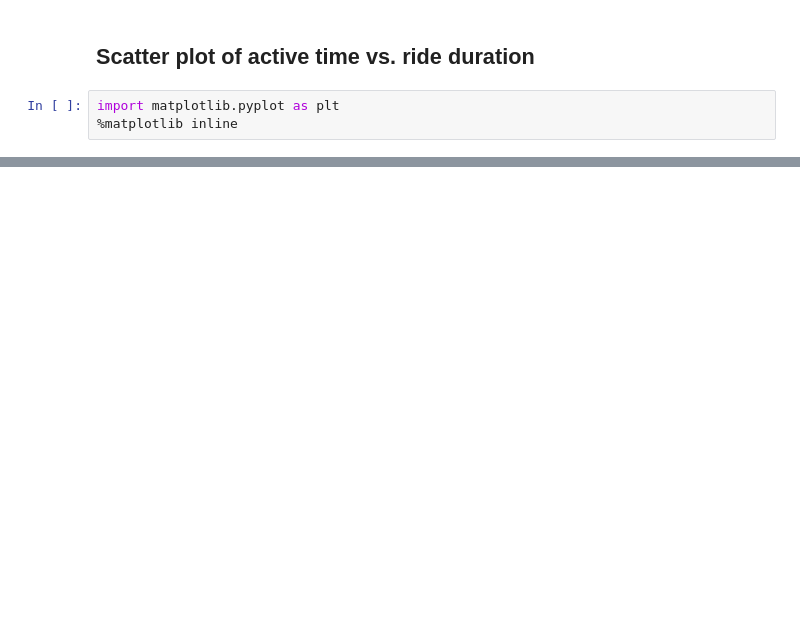
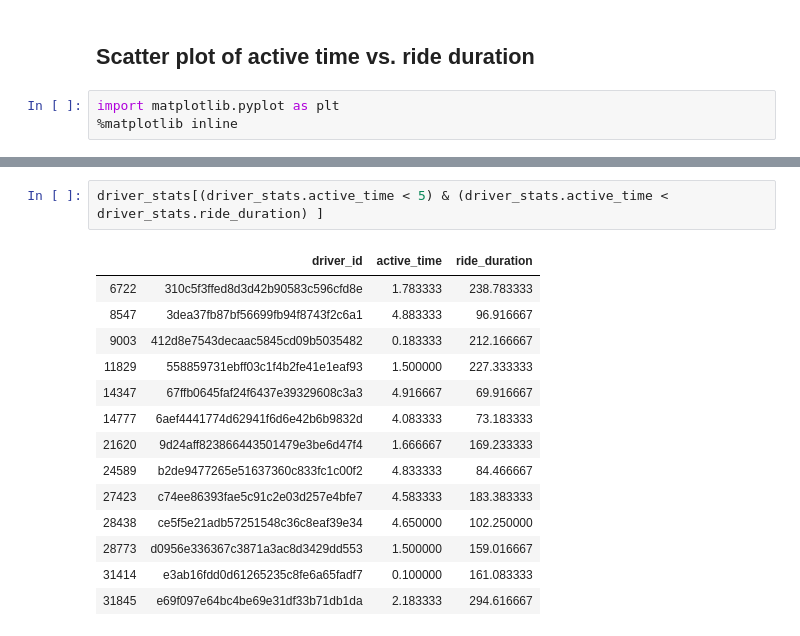
Before and after one commit to ridhi1412/capstone_didi, a Jupyter notebook: EDA.ipynb, the cells around one changed output, grey strips where cells are left out. Drawn from its saved outputs; the diff is of its cells as text; blank space fills up the shorter version.

```diff
--- a/EDA.ipynb
+++ b/EDA.ipynb
@@ -69,0 +196,17 @@ plt.plot()
+# %%
+driver_stats[(driver_stats.active_time < 5) & (driver_stats.active_time < driver_stats.ride_duration) ]
+# %% [output]
+|  | driver_id | active_time | ride_duration |
+| 6722 | 310c5f3ffed8d3d42b90583c596cfd8e | 1.783333 | 238.783333 |
+| 8547 | 3dea37fb87bf56699fb94f8743f2c6a1 | 4.883333 | 96.916667 |
+| 9003 | 412d8e7543decaac5845cd09b5035482 | 0.183333 | 212.166667 |
+| 11829 | 558859731ebff03c1f4b2fe41e1eaf93 | 1.500000 | 227.333333 |
+| 14347 | 67ffb0645faf24f6437e39329608c3a3 | 4.916667 | 69.916667 |
+| 14777 | 6aef4441774d62941f6d6e42b6b9832d | 4.083333 | 73.183333 |
+| 21620 | 9d24aff823866443501479e3be6d47f4 | 1.666667 | 169.233333 |
+| 24589 | b2de9477265e51637360c833fc1c00f2 | 4.833333 | 84.466667 |
+| 27423 | c74ee86393fae5c91c2e03d257e4bfe7 | 4.583333 | 183.383333 |
+| 28438 | ce5f5e21adb57251548c36c8eaf39e34 | 4.650000 | 102.250000 |
+| 28773 | d0956e336367c3871a3ac8d3429dd553 | 1.500000 | 159.016667 |
+| 31414 | e3ab16fdd0d61265235c8fe6a65fadf7 | 0.100000 | 161.083333 |
+| 31845 | e69f097e64bc4be69e31df33b71db1da | 2.183333 | 294.616667 |
```
Also changed, not shown: parts of 17 cells of this notebook, 1 other file.
